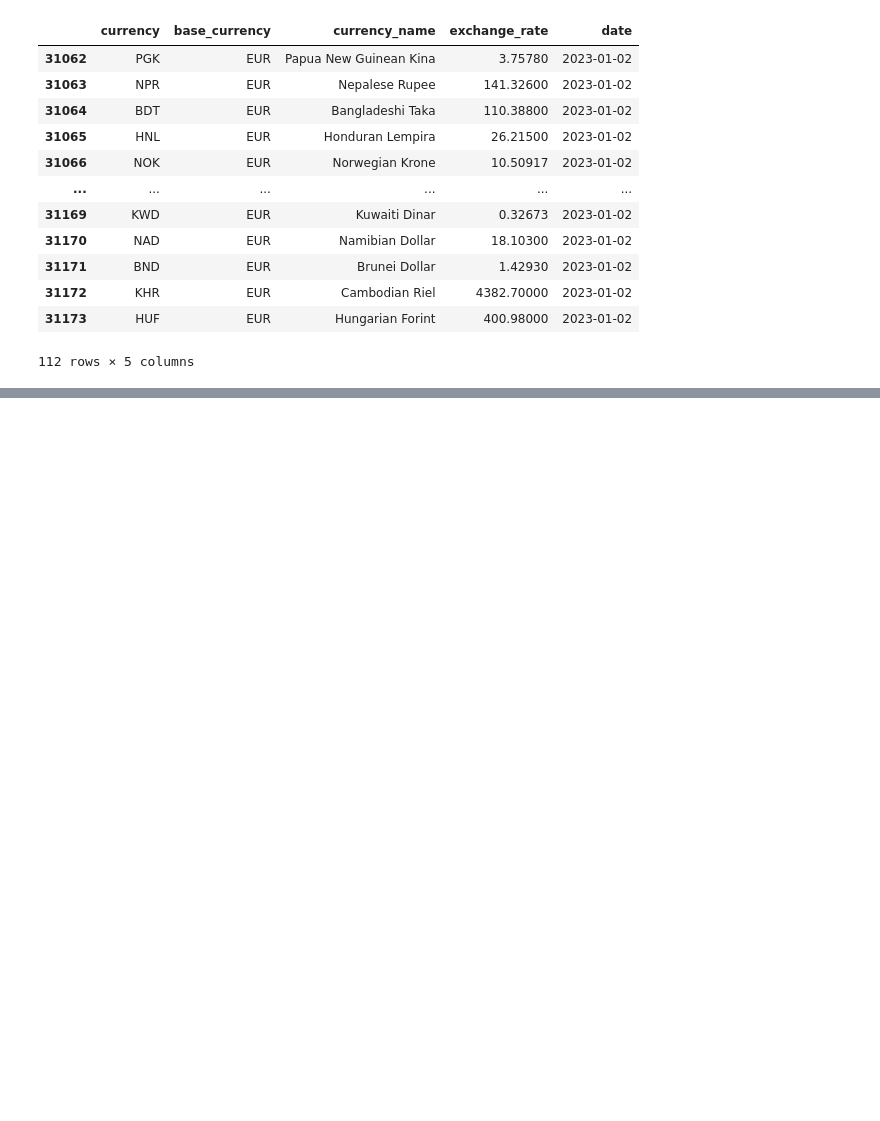
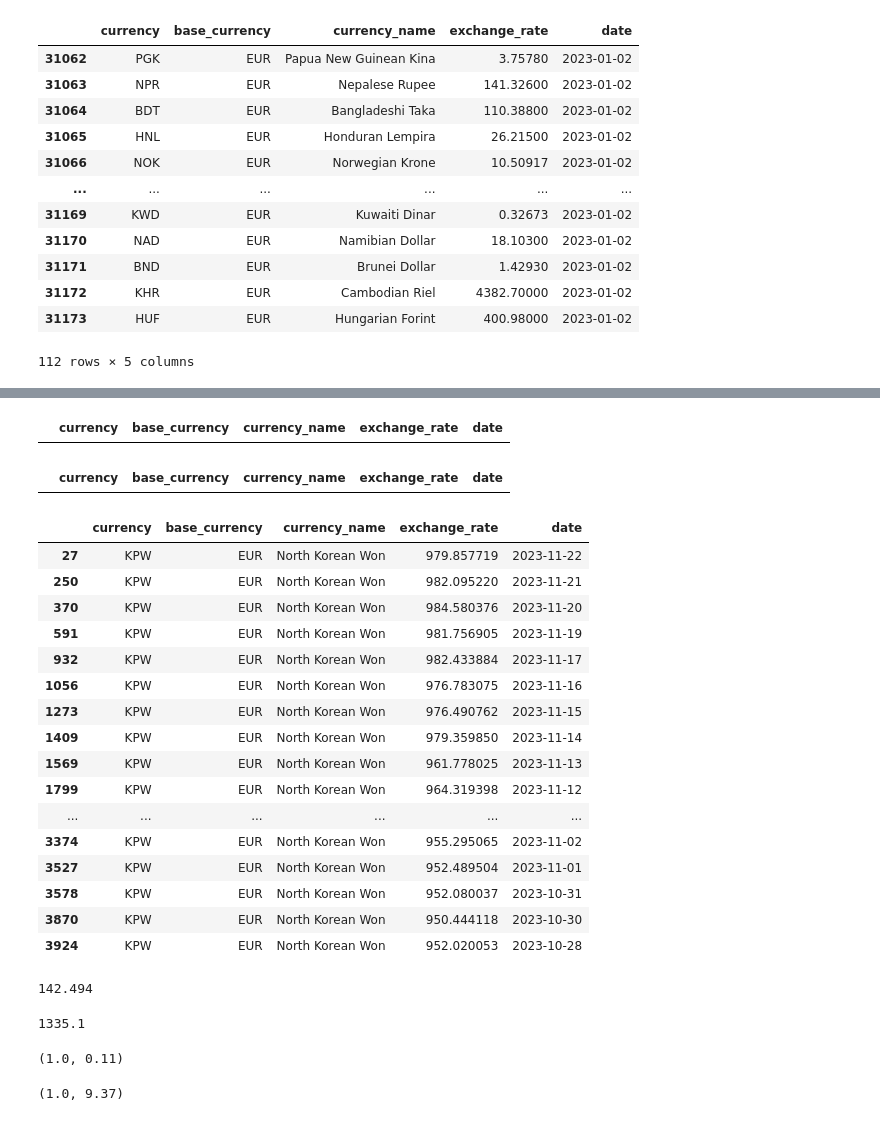
Before and after one commit to Yeomdongsu/YH-semi_final-forex-exchange-rate, a Jupyter notebook: forex_exchange_rate.ipynb, the cells around one changed output, grey strips where cells are left out. Saved outputs shown, nothing was run; the diff lists cells and outputs as text; code cells hidden in the pictures; blank space fills up the shorter version.

```diff
--- a/forex_exchange_rate.ipynb
+++ b/forex_exchange_rate.ipynb
@@ -684,0 +651,50 @@ now_time
+# %%
+df2
+# %% [output]
+|  | currency | base_currency | currency_name | exchange_rate | date |
+# %%
+df3
+# %% [output]
+|  | currency | base_currency | currency_name | exchange_rate | date |
+# %%
+df.loc[(df["currency_name"] == "North Korean Won") & (df["date"] != "2023-11-18")]
+# %% [output]
+|  | currency | base_currency | currency_name | exchange_rate | date |
+| 27 | KPW | EUR | North Korean Won | 979.857719 | 2023-11-22 |
+| 250 | KPW | EUR | North Korean Won | 982.095220 | 2023-11-21 |
+| 370 | KPW | EUR | North Korean Won | 984.580376 | 2023-11-20 |
+| 591 | KPW | EUR | North Korean Won | 981.756905 | 2023-11-19 |
+| 932 | KPW | EUR | North Korean Won | 982.433884 | 2023-11-17 |
+| 1056 | KPW | EUR | North Korean Won | 976.783075 | 2023-11-16 |
+| 1273 | KPW | EUR | North Korean Won | 976.490762 | 2023-11-15 |
+| 1409 | KPW | EUR | North Korean Won | 979.359850 | 2023-11-14 |
+| 1569 | KPW | EUR | North Korean Won | 961.778025 | 2023-11-13 |
+| 1799 | KPW | EUR | North Korean Won | 964.319398 | 2023-11-12 |
+| ... | ... | ... | ... | ... | ... |
+| 3374 | KPW | EUR | North Korean Won | 955.295065 | 2023-11-02 |
+| 3527 | KPW | EUR | North Korean Won | 952.489504 | 2023-11-01 |
+| 3578 | KPW | EUR | North Korean Won | 952.080037 | 2023-10-31 |
+| 3870 | KPW | EUR | North Korean Won | 950.444118 | 2023-10-30 |
+| 3924 | KPW | EUR | North Korean Won | 952.020053 | 2023-10-28 |
+# %%
+df2["exchange_rate"].values[0]
+# %% [output]
+142.494
+# %%
+df3["exchange_rate"].values[0]
+# %% [output]
+1335.1
+# %%
+won = 1335.1
+yen = 142.494
+
+won / won , round(yen / 1335.1, 2)
+# %% [output]
+(1.0, 0.11)
+# %%
+a = 142.494
+b = 1335.1
+
+a / a , round(b / a , 2)
+# %% [output]
+(1.0, 9.37)
```
Also changed, not shown: parts of 17 cells of this notebook, 1 other file.
